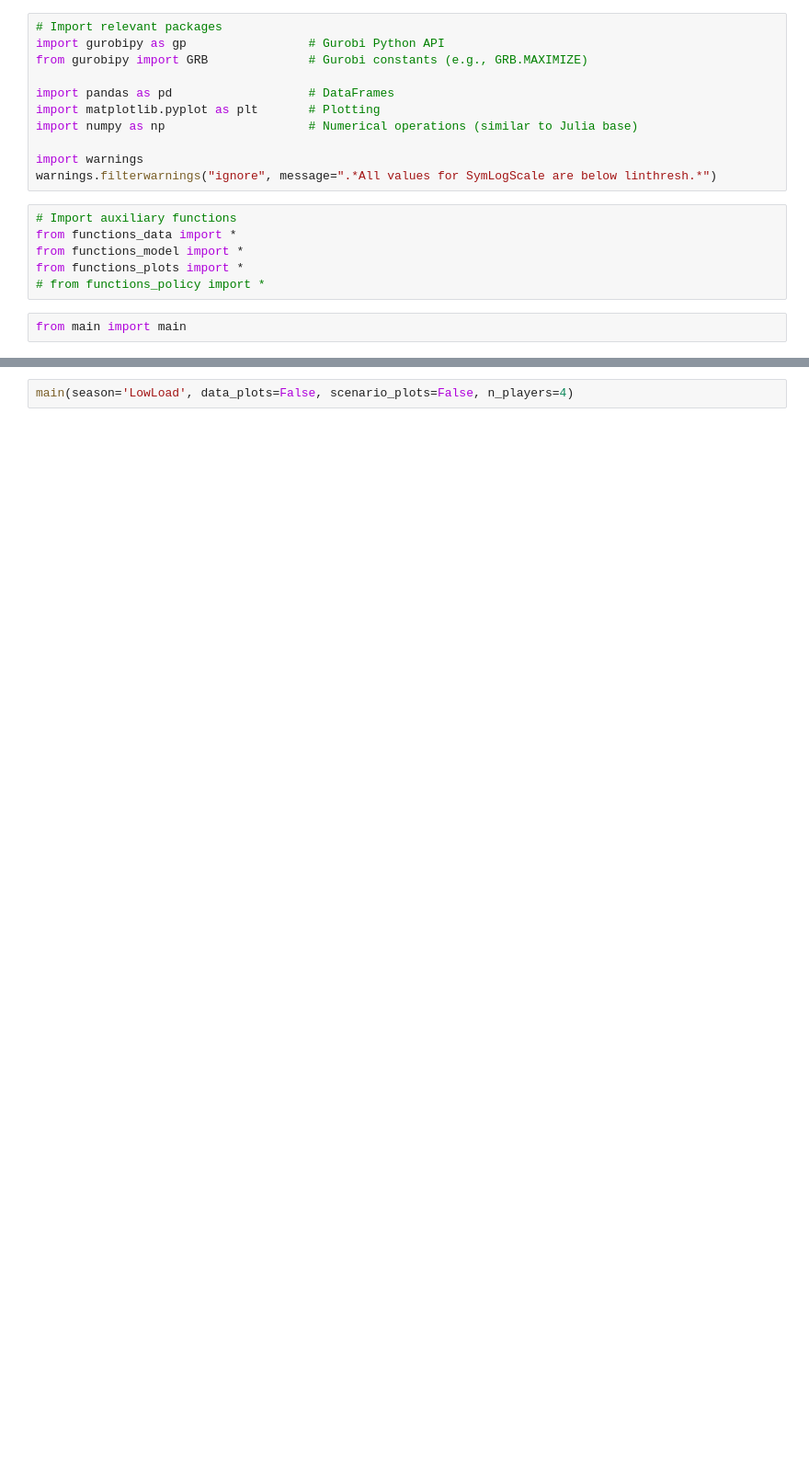
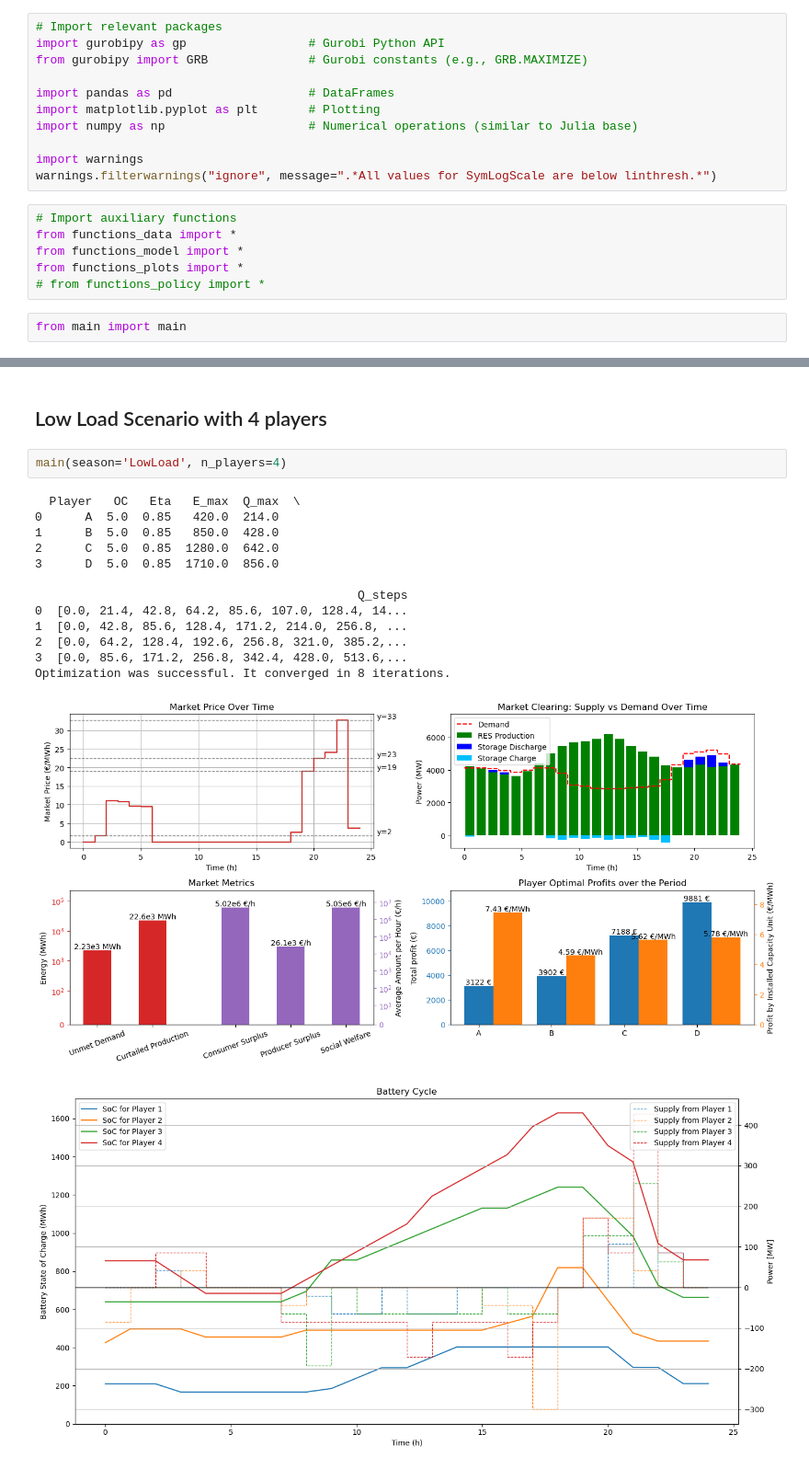
Before and after one commit to s233239/Master-thesis-code, a Jupyter notebook: final version/scenario_results.ipynb, the cells around one changed output, grey strips where cells are left out. Shown at 92% size. Cells and saved outputs as stored; diff of their text form; blank space fills up the shorter version.

Commit message:
Scenario results
- each scenario output in the notebook

Last Version in function
(work in progress on the other branch)

```diff
--- a/final version/scenario_results.ipynb
+++ b/final version/scenario_results.ipynb
@@ -51,2 +69,19 @@ Optimization was successful. It converged in 59 iterations.
+# %% [markdown]
+## Low Load Scenario with 4 players
 # %%
-main(season='LowLoad', data_plots=False, scenario_plots=False, n_players=4)
+main(season='LowLoad', n_players=4)
+# %% [output]
+  Player   OC   Eta   E_max  Q_max  \
+0      A  5.0  0.85   420.0  214.0
+1      B  5.0  0.85   850.0  428.0
+2      C  5.0  0.85  1280.0  642.0
+3      D  5.0  0.85  1710.0  856.0
+
+                                             Q_steps
+0  [0.0, 21.4, 42.8, 64.2, 85.6, 107.0, 128.4, 14...
+1  [0.0, 42.8, 85.6, 128.4, 171.2, 214.0, 256.8, ...
+2  [0.0, 64.2, 128.4, 192.6, 256.8, 321.0, 385.2,...
+3  [0.0, 85.6, 171.2, 256.8, 342.4, 428.0, 513.6,...
+Optimization was successful. It converged in 8 iterations.
+[figure, added]
+[figure, added]
```
Also changed, not shown: parts of 6 cells of this notebook, 1 other file.
